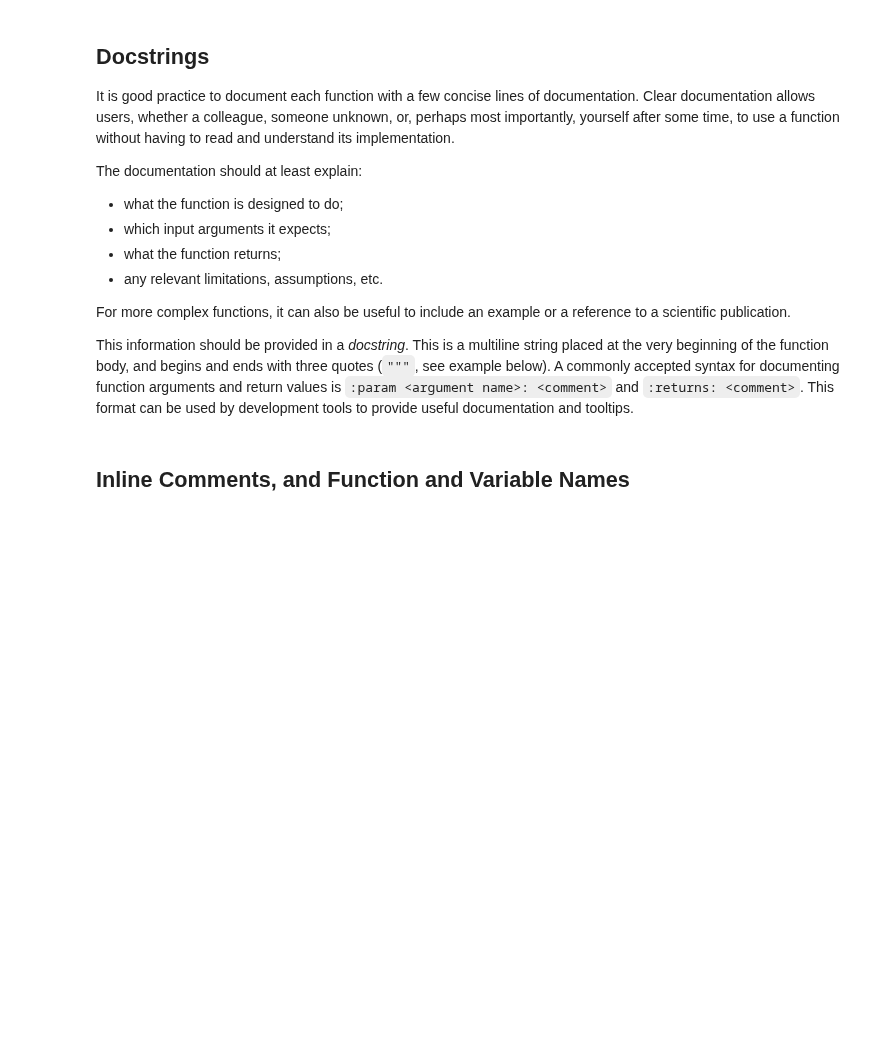
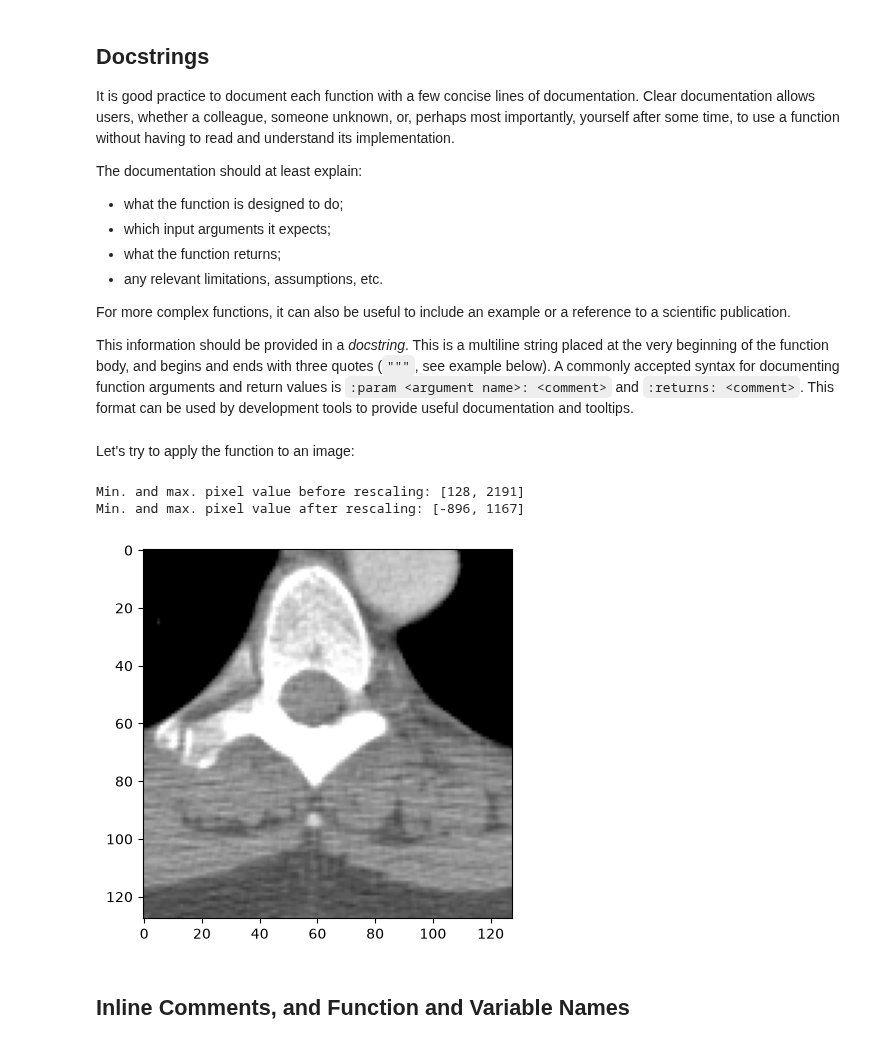
Before and after one commit to umcu-isi/programming-for-medical-imaging, a Jupyter notebook: book/functions-functions.ipynb, the cells around one changed output. Cells and saved outputs as stored; diff of their text form; code cells hidden in the pictures; blank space fills up the shorter version.

```diff
--- a/book/functions-functions.ipynb
+++ b/book/functions-functions.ipynb
@@ -113,6 +116,30 @@ def rescale_stored_value(value, slope=1, intercept=0):
     For more information, see: https://dicom.innolitics.com/ciods/digital-x-ray-image/dx-image/00281052
     """
     return value * slope + intercept
+# %% [markdown]
+Let's try to apply the function to an image:
+# %%
+import matplotlib.pyplot as plt
+from pydicom import dcmread
+from pydicom.data import get_testdata_file
+
+# Read a test image.
+file_path = get_testdata_file("CT_small.dcm")  # Obtain the path to the test image.
+dicom_image = dcmread(file_path)
+image = dicom_image.pixel_array
+
+# Apply the 'rescale_stored_value' that we implemented in the cell above.
+print(f"Min. and max. pixel value before rescaling: [{image.min()}, {image.max()}]")
+image = rescale_stored_value(image, intercept=-1024)
+print(f"Min. and max. pixel value after rescaling: [{image.min()}, {image.max()}]")
+
+# Show the image with a display range of -300 to 300. -300 is black, 300 is white:
+plt.imshow(image, cmap="gray", vmin=-300, vmax=300)
+plt.show()
+# %% [output]
+Min. and max. pixel value before rescaling: [128, 2191]
+Min. and max. pixel value after rescaling: [-896, 1167]
+[figure, added]
 # %% [markdown]
 ## Inline Comments, and Function and Variable Names
 # %% [markdown]
```
Also changed, not shown: parts of 1 cell of this notebook, 5 other files.
